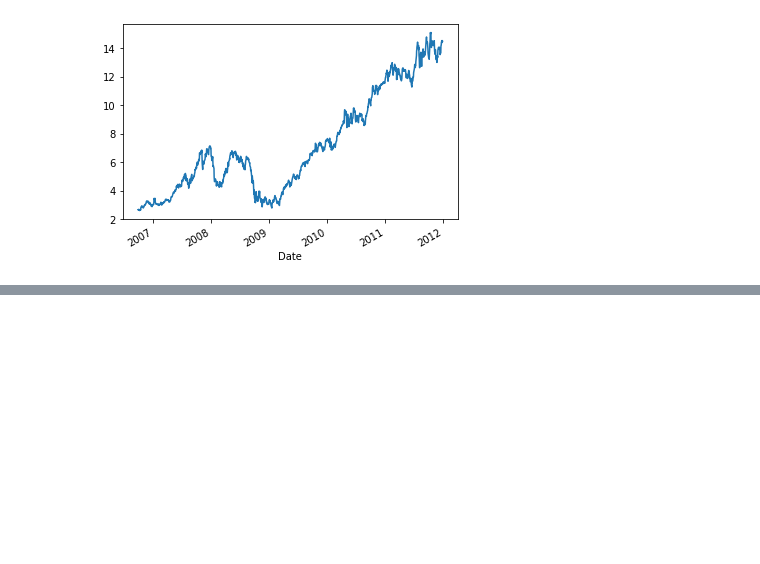
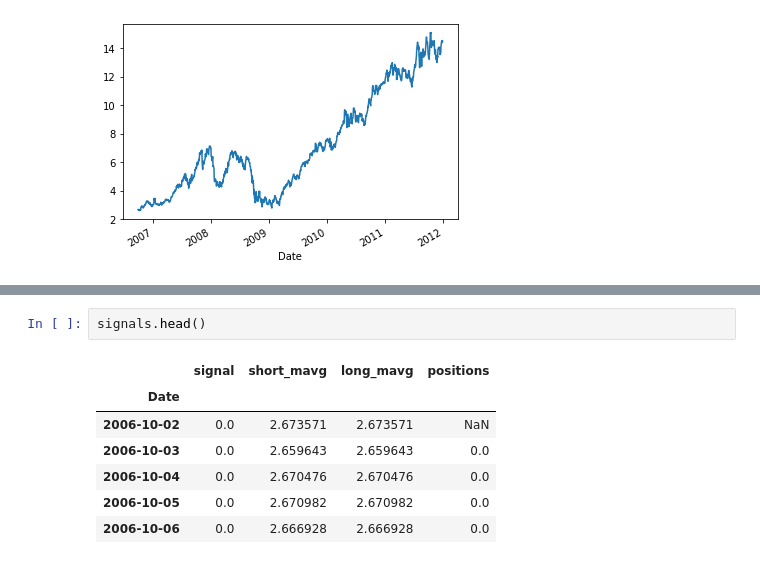
Before and after one commit to aditya172926/Bots, a Jupyter notebook: TradBot.ipynb, the cells around one changed output, grey strips where cells are left out. Drawn from its saved outputs; the diff is of its cells as text; blank space fills up the shorter version.

```diff
--- a/TradBot.ipynb
+++ b/TradBot.ipynb
@@ -1003,0 +1049,10 @@ Now that we have our trading strategy at hand, it's a good idea to also backtest
+# %%
+signals.head()
+# %% [output]
+|  | signal | short_mavg | long_mavg | positions |
+| Date |  |  |  |  |
+| 2006-10-02 | 0.0 | 2.673571 | 2.673571 | NaN |
+| 2006-10-03 | 0.0 | 2.659643 | 2.659643 | 0.0 |
+| 2006-10-04 | 0.0 | 2.670476 | 2.670476 | 0.0 |
+| 2006-10-05 | 0.0 | 2.670982 | 2.670982 | 0.0 |
+| 2006-10-06 | 0.0 | 2.666928 | 2.666928 | 0.0 |
```
Also changed, not shown: parts of 9 cells of this notebook, 2 other files.
